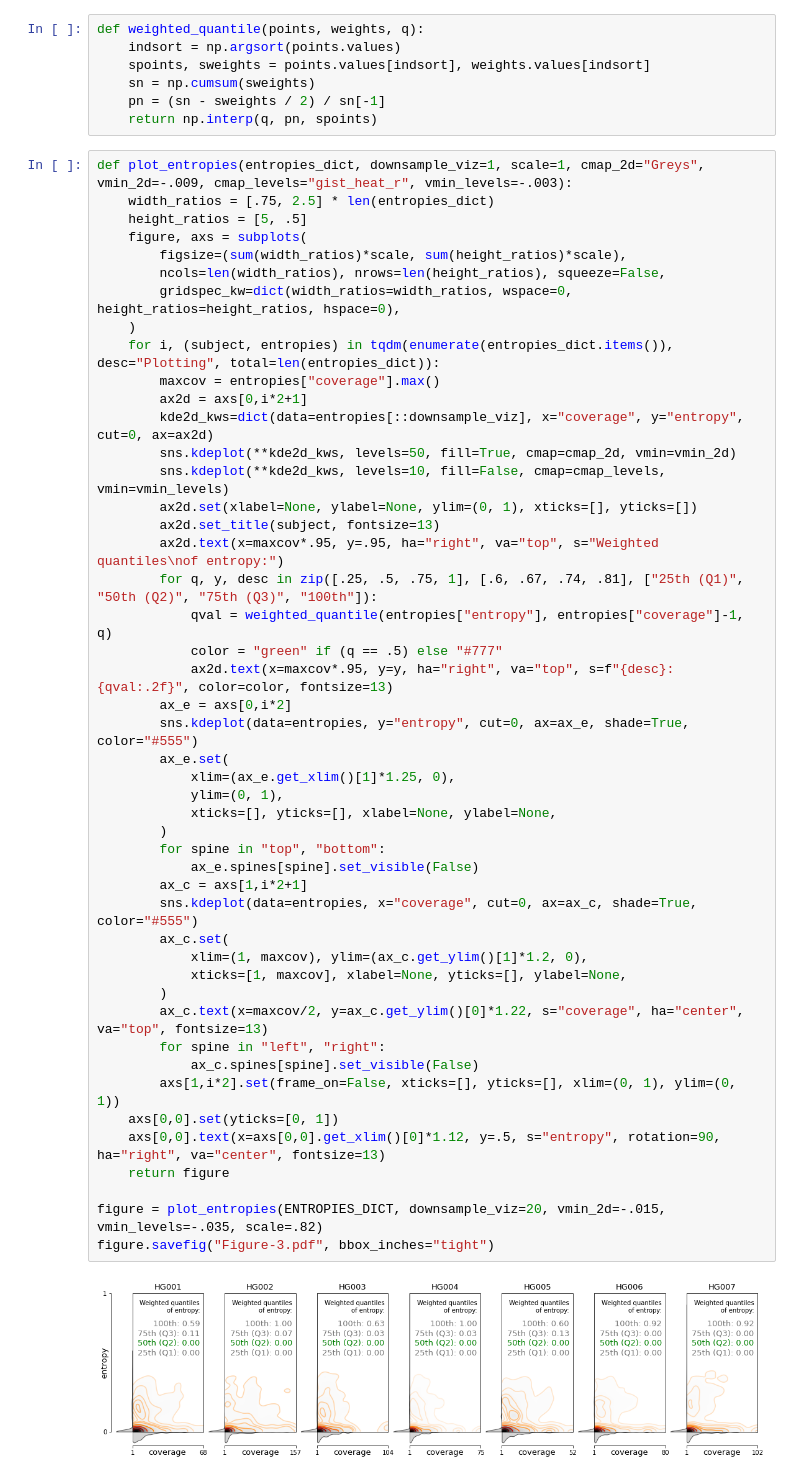
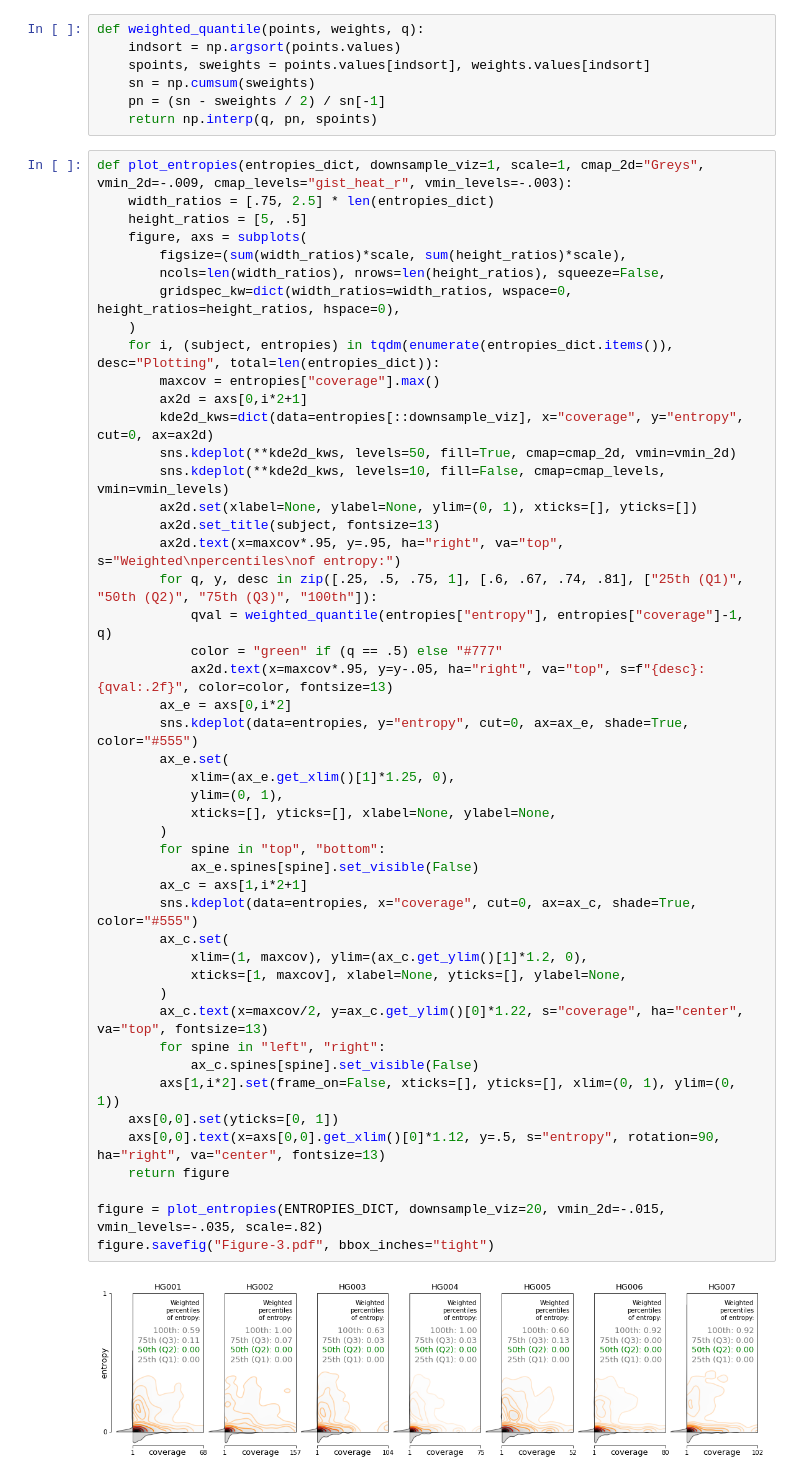
Before and after one commit to LankyCyril/edgecase, a Jupyter notebook: publications/methods-paper/jupyter/Figure-3-entropy.ipynb, the cells around one changed output. Cells and saved outputs as stored; diff of their text form.

Commit message:
Figure 3: percentiles; write up in methods/results

```diff
--- a/publications/methods-paper/jupyter/Figure-3-entropy.ipynb
+++ b/publications/methods-paper/jupyter/Figure-3-entropy.ipynb
@@ -102,35 +102,35 @@ def plot_entropies(entropies_dict, downsample_viz=1, scale=1, cmap_2d="Greys", v
         sns.kdeplot(**kde2d_kws, levels=10, fill=False, cmap=cmap_levels, vmin=vmin_levels)
         ax2d.set(xlabel=None, ylabel=None, ylim=(0, 1), xticks=[], yticks=[])
         ax2d.set_title(subject, fontsize=13)
-        ax2d.text(x=maxcov*.95, y=.95, ha="right", va="top", s="Weighted quantiles\nof entropy:")
+        ax2d.text(x=maxcov*.95, y=.95, ha="right", va="top", s="Weighted\npercentiles\nof entropy:")
         for q, y, desc in zip([.25, .5, .75, 1], [.6, .67, .74, .81], ["25th (Q1)", "50th (Q2)", "75th (Q3)", "100th"]):
             qval = weighted_quantile(entropies["entropy"], entropies["coverage"]-1, q)
             color = "green" if (q == .5) else "#777"
-            ax2d.text(x=maxcov*.95, y=y, ha="right", va="top", s=f"{desc}: {qval:.2f}", color=color, fontsize=13)
+            ax2d.text(x=maxcov*.95, y=y-.05, ha="right", va="top", s=f"{desc}: {qval:.2f}", color=color, fontsize=13)
         ax_e = axs[0,i*2]
         sns.kdeplot(data=entropies, y="entropy", cut=0, ax=ax_e, shade=True, color="#555")
         ax_e.set(
             xlim=(ax_e.get_xlim()[1]*1.25, 0),
             ylim=(0, 1),
             xticks=[], yticks=[], xlabel=None, ylabel=None,
         )
         for spine in "top", "bottom":
             ax_e.spines[spine].set_visible(False)
         ax_c = axs[1,i*2+1]
         sns.kdeplot(data=entropies, x="coverage", cut=0, ax=ax_c, shade=True, color="#555")
         ax_c.set(
             xlim=(1, maxcov), ylim=(ax_c.get_ylim()[1]*1.2, 0),
             xticks=[1, maxcov], xlabel=None, yticks=[], ylabel=None,
         )
         ax_c.text(x=maxcov/2, y=ax_c.get_ylim()[0]*1.22, s="coverage", ha="center", va="top", fontsize=13)
         for spine in "left", "right":
             ax_c.spines[spine].set_visible(False)
         axs[1,i*2].set(frame_on=False, xticks=[], yticks=[], xlim=(0, 1), ylim=(0, 1))
     axs[0,0].set(yticks=[0, 1])
     axs[0,0].text(x=axs[0,0].get_xlim()[0]*1.12, y=.5, s="entropy", rotation=90, ha="right", va="center", fontsize=13)
     return figure
 
 figure = plot_entropies(ENTROPIES_DICT, downsample_viz=20, vmin_2d=-.015, vmin_levels=-.035, scale=.82)
 figure.savefig("Figure-3.pdf", bbox_inches="tight")
 # %% [output]
-[figure, old version]
+[figure, new version]
```
Also changed, not shown: 7 other files.
